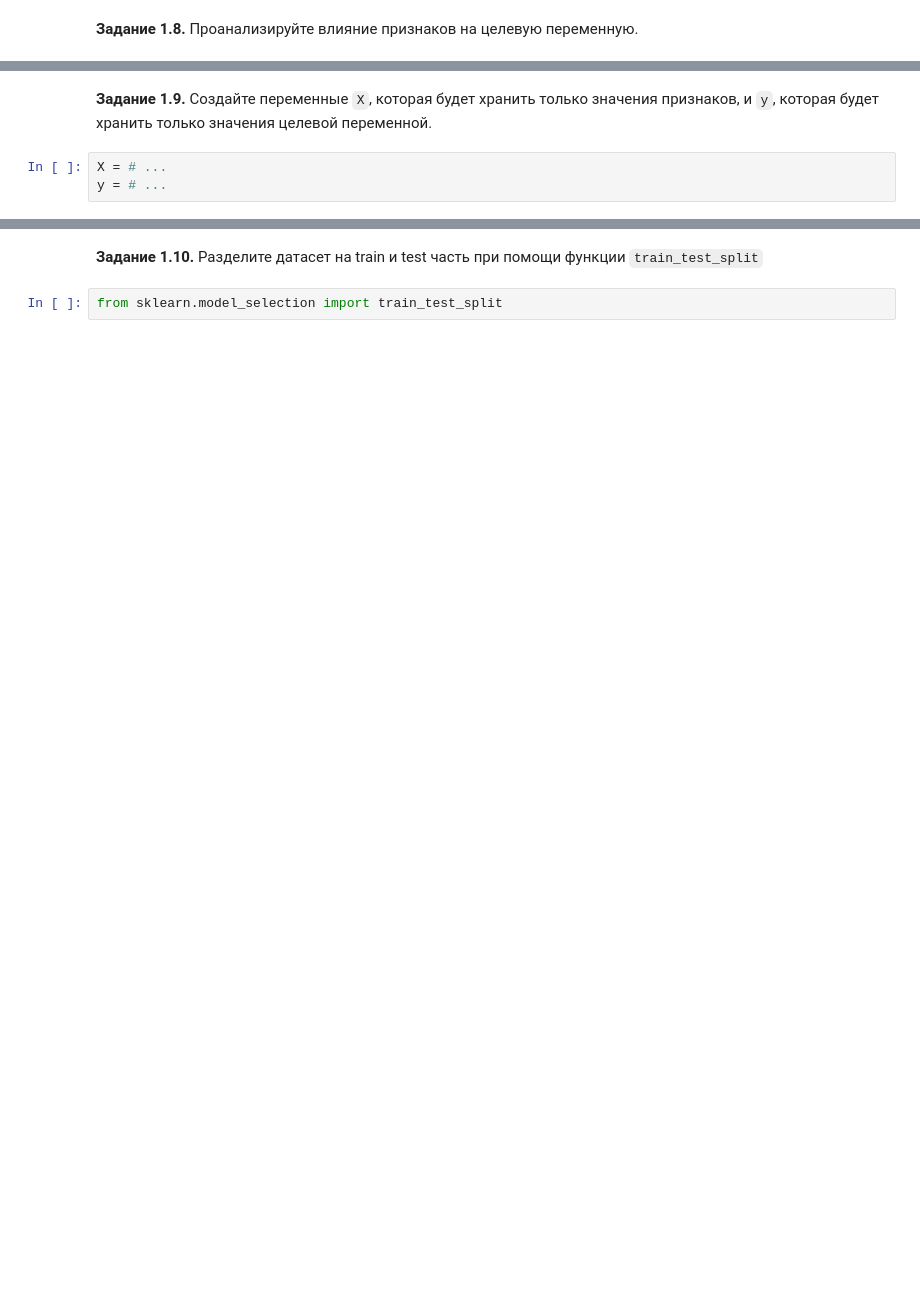
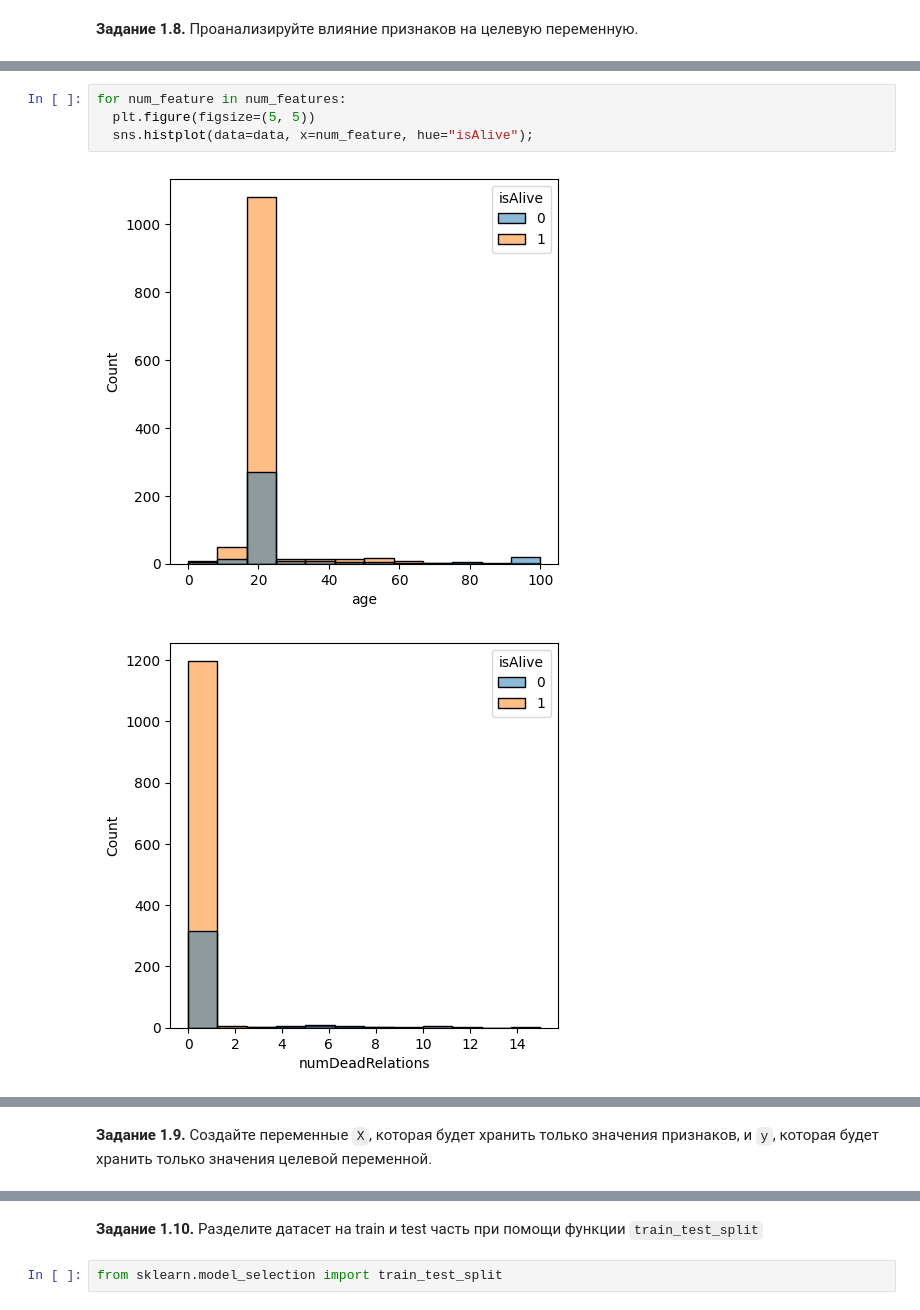
Before and after one commit to pelicandl/genre-classification, a Jupyter notebook: week_01_ml_intro/Homework/hw_1_game_of_thrones.ipynb, the cells around one changed output, grey strips where cells are left out. Cells and saved outputs as stored; diff of their text form; blank space fills up the shorter version.

```diff
--- a/week_01_ml_intro/Homework/hw_1_game_of_thrones.ipynb
+++ b/week_01_ml_intro/Homework/hw_1_game_of_thrones.ipynb
@@ -203,0 +276,7 @@ data.drop(columns=[...], inplace = True)
+# %%
+for num_feature in num_features:
+  plt.figure(figsize=(5, 5))
+  sns.histplot(data=data, x=num_feature, hue="isAlive");
+# %% [output]
+[figure, added]
+[figure, added]
@@ -204,5 +284,2 @@ data.drop(columns=[...], inplace = True)
 # %% [markdown]
 **Задание 1.9.** Создайте переменные `X`, которая будет хранить только значения признаков, и `y`, которая будет хранить только значения целевой переменной.
-# %%
-X = # ...
-y = # ...
```
Also changed, not shown: parts of 28 cells of this notebook.
